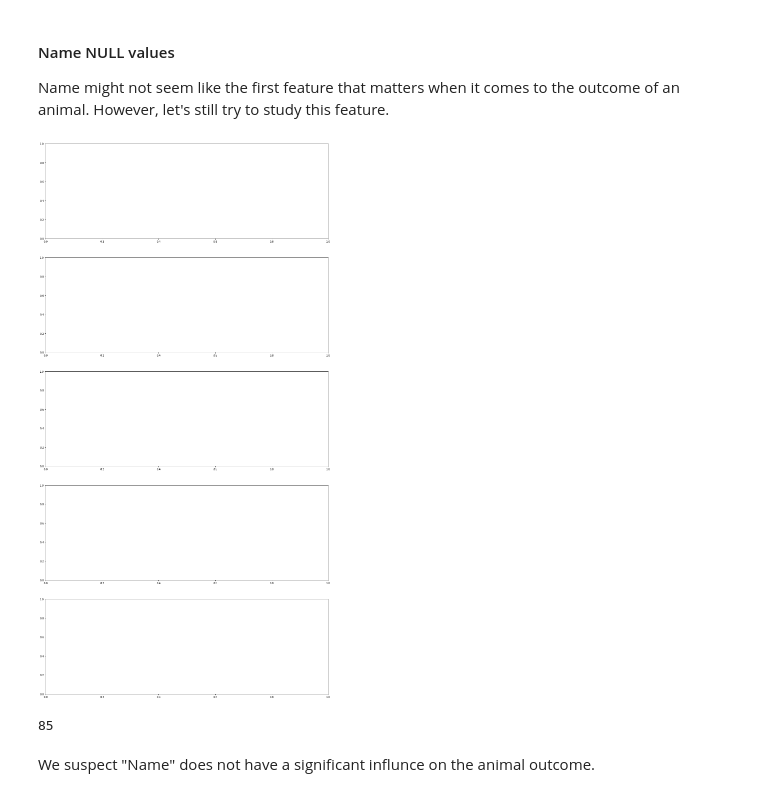
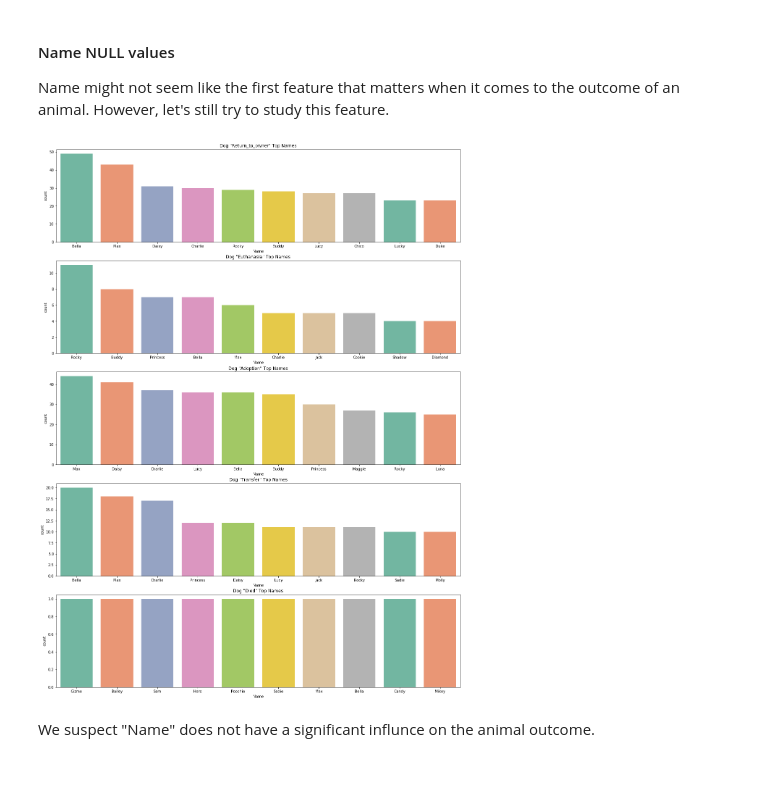
Before and after one commit to mspinelli/animal_shelter, a Jupyter notebook: DataExplore.ipynb, the cells around one changed output. Saved outputs shown, nothing was run; the diff lists cells and outputs as text; code cells hidden in the pictures.

```diff
--- a/DataExplore.ipynb
+++ b/DataExplore.ipynb
@@ -51,11 +51,3 @@ Feature "AgeuponOutcome" has 18 missing values
 #### Name NULL values
 
 Name might not seem like the first feature that matters when it comes to the outcome of an animal. However, let's still try to study this feature.
-# %%
-f, axs = plt.subplots(nrows=5)
-figsize(20,60)
-for i, oc in enumerate(animals.OutcomeType.unique()):
-    names = animals[animals["OutcomeType"]==oc]["Name"].value_counts().axes[:20][0].tolist()
-    # sns.countplot(x="OutcomeType", hue="AnimalType", data=animals, palette=sns.color_palette("Set2", 2))
-# %% [output]
-[figure, removed]
@@ -68,7 +54,21 @@ names = animals[animals["OutcomeType"]=="Euthanasia"]["Name"].value_counts().axe
-# %%
-len(animals.groupby("Name").groups[names[0]])
-# %% [output]
-85
+# %%
+def plot_popular_subfeatures(species="Dog", target_feature=None, top=None):
+    if top == None:
+        top = len()
+    f, axs = plt.subplots(nrows=5)
+    figsize(20,15)
+    plt.subplots_adjust(top=1.5)
+    species_df = animals[animals["AnimalType"] == species]
+    outcomes = animals.OutcomeType.unique()
+    for i, oc in enumerate(outcomes):
+        target_df = species_df[species_df["OutcomeType"] == oc]
+        popular_names = target_df[target_feature].value_counts().axes[0].tolist()[:top]
+        sns.countplot(x=target_feature, data=target_df, order=popular_names, palette="Set2", ax=axs[i])
+        axs[i].set_title("{} \"{}\" Top {}s".format(species, oc, target_feature))
+# %%
+plot_popular_subfeatures(species="Dog", target_feature="Name", top=10)
+# %% [output]
+[figure, added]
 # %% [markdown]
 We suspect "Name" does not have a significant influnce on the animal outcome.
 # %% [markdown]
```
Also changed, not shown: parts of 5 cells of this notebook, 1 other file.
